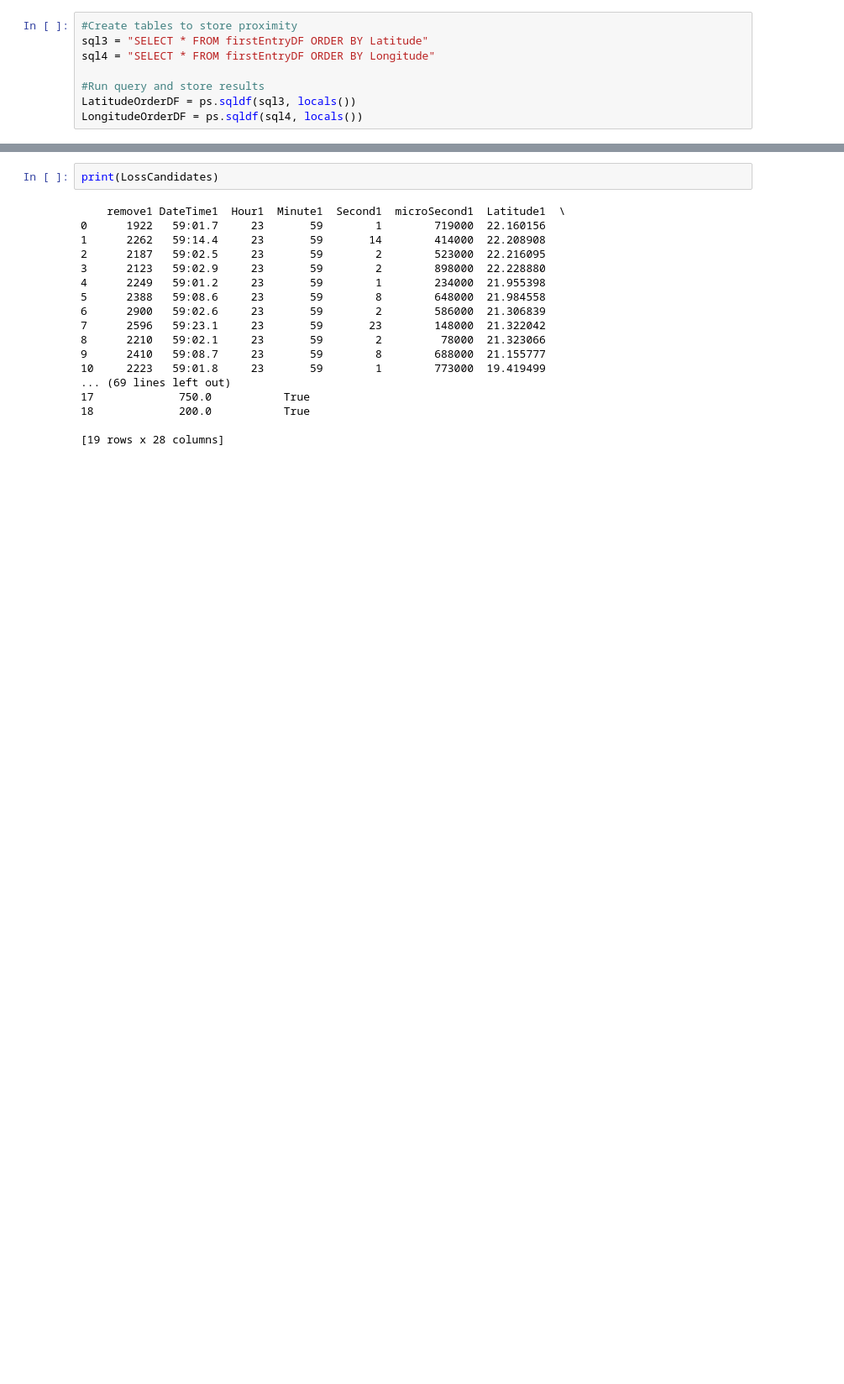
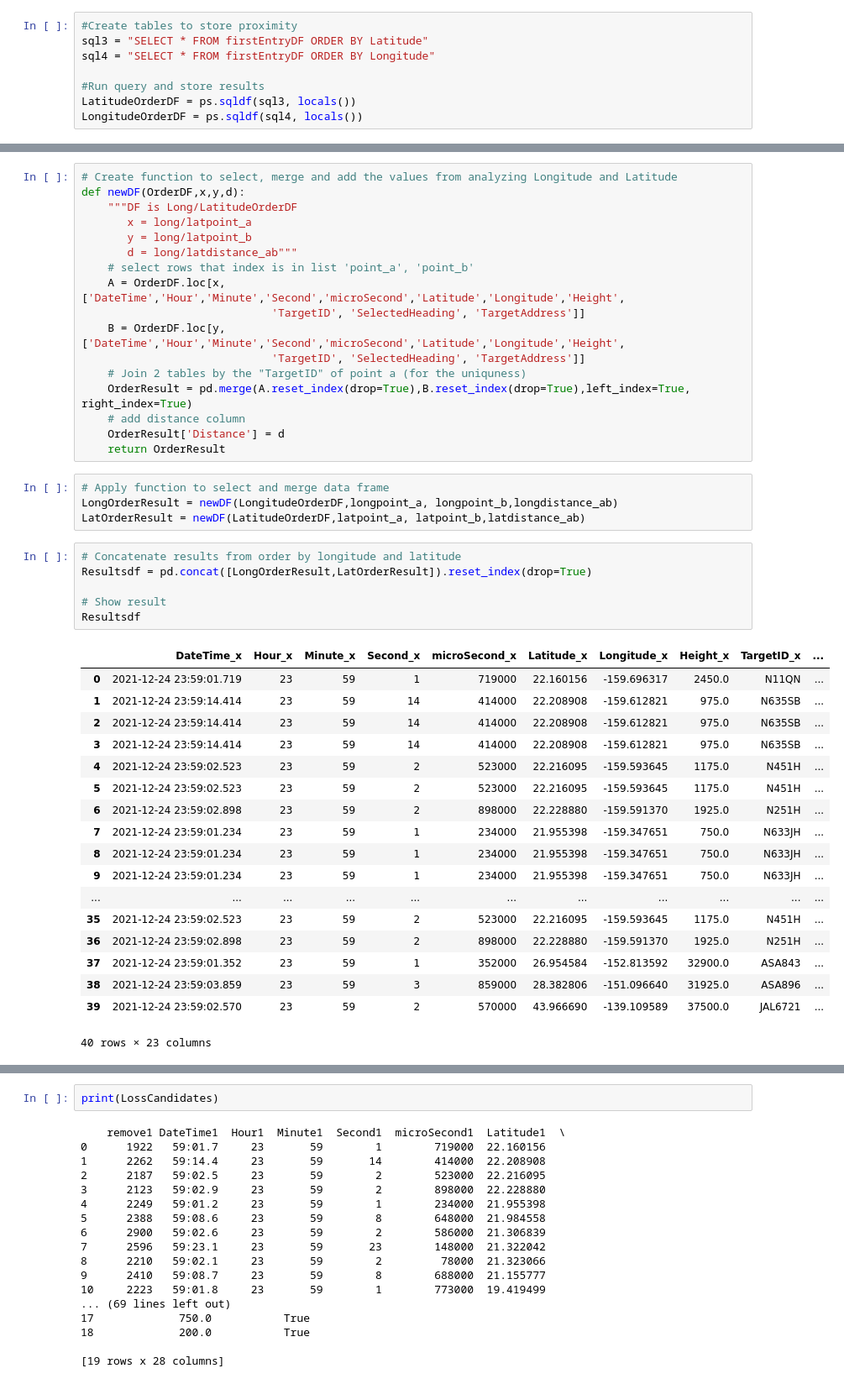
Before and after one commit to DAEN690-S22-OA/OceanicAirspaceProject, a Jupyter notebook: VerticalSeparation.ipynb, the cells around one changed output, grey strips where cells are left out. Shown at 84% size. Cells and saved outputs as stored; diff of their text form; blank space fills up the shorter version.

```diff
--- a/VerticalSeparation.ipynb
+++ b/VerticalSeparation.ipynb
@@ -359,0 +227,46 @@ print(Resultsdf)
+# %%
+# Create function to select, merge and add the values from analyzing Longitude and Latitude
+def newDF(OrderDF,x,y,d):
+    """DF is Long/LatitudeOrderDF
+       x = long/latpoint_a
+       y = long/latpoint_b
+       d = long/latdistance_ab"""
+    # select rows that index is in list 'point_a', 'point_b'
+    A = OrderDF.loc[x,['DateTime','Hour','Minute','Second','microSecond','Latitude','Longitude','Height',
+                             'TargetID', 'SelectedHeading', 'TargetAddress']]
+    B = OrderDF.loc[y,['DateTime','Hour','Minute','Second','microSecond','Latitude','Longitude','Height',
+                             'TargetID', 'SelectedHeading', 'TargetAddress']]
+    # Join 2 tables by the "TargetID" of point a (for the uniquness)
+    OrderResult = pd.merge(A.reset_index(drop=True),B.reset_index(drop=True),left_index=True, right_index=True)
+    # add distance column
+    OrderResult['Distance'] = d
+    return OrderResult
+# %%
+# Apply function to select and merge data frame
+LongOrderResult = newDF(LongitudeOrderDF,longpoint_a, longpoint_b,longdistance_ab)
+LatOrderResult = newDF(LatitudeOrderDF,latpoint_a, latpoint_b,latdistance_ab)
+# %%
+# Concatenate results from order by longitude and latitude
+Resultsdf = pd.concat([LongOrderResult,LatOrderResult]).reset_index(drop=True)
+
+# Show result
+Resultsdf
+# %% [output]
+|  | DateTime_x | Hour_x | Minute_x | Second_x | microSecond_x | Latitude_x | Longitude_x | Height_x | TargetID_x | ... |
+| 0 | 2021-12-24 23:59:01.719 | 23 | 59 | 1 | 719000 | 22.160156 | -159.696317 | 2450.0 | N11QN | ... |
+| 1 | 2021-12-24 23:59:14.414 | 23 | 59 | 14 | 414000 | 22.208908 | -159.612821 | 975.0 | N635SB | ... |
+| 2 | 2021-12-24 23:59:14.414 | 23 | 59 | 14 | 414000 | 22.208908 | -159.612821 | 975.0 | N635SB | ... |
+| 3 | 2021-12-24 23:59:14.414 | 23 | 59 | 14 | 414000 | 22.208908 | -159.612821 | 975.0 | N635SB | ... |
+| 4 | 2021-12-24 23:59:02.523 | 23 | 59 | 2 | 523000 | 22.216095 | -159.593645 | 1175.0 | N451H | ... |
+| 5 | 2021-12-24 23:59:02.523 | 23 | 59 | 2 | 523000 | 22.216095 | -159.593645 | 1175.0 | N451H | ... |
+| 6 | 2021-12-24 23:59:02.898 | 23 | 59 | 2 | 898000 | 22.228880 | -159.591370 | 1925.0 | N251H | ... |
+| 7 | 2021-12-24 23:59:01.234 | 23 | 59 | 1 | 234000 | 21.955398 | -159.347651 | 750.0 | N633JH | ... |
+| 8 | 2021-12-24 23:59:01.234 | 23 | 59 | 1 | 234000 | 21.955398 | -159.347651 | 750.0 | N633JH | ... |
+| 9 | 2021-12-24 23:59:01.234 | 23 | 59 | 1 | 234000 | 21.955398 | -159.347651 | 750.0 | N633JH | ... |
+| ... | ... | ... | ... | ... | ... | ... | ... | ... | ... | ... |
+| 35 | 2021-12-24 23:59:02.523 | 23 | 59 | 2 | 523000 | 22.216095 | -159.593645 | 1175.0 | N451H | ... |
+| 36 | 2021-12-24 23:59:02.898 | 23 | 59 | 2 | 898000 | 22.228880 | -159.591370 | 1925.0 | N251H | ... |
+| 37 | 2021-12-24 23:59:01.352 | 23 | 59 | 1 | 352000 | 26.954584 | -152.813592 | 32900.0 | ASA843 | ... |
+| 38 | 2021-12-24 23:59:03.859 | 23 | 59 | 3 | 859000 | 28.382806 | -151.096640 | 31925.0 | ASA896 | ... |
+| 39 | 2021-12-24 23:59:02.570 | 23 | 59 | 2 | 570000 | 43.966690 | -139.109589 | 37500.0 | JAL6721 | ... |
+40 rows × 23 columns
```
Also changed, not shown: parts of 18 cells of this notebook.
